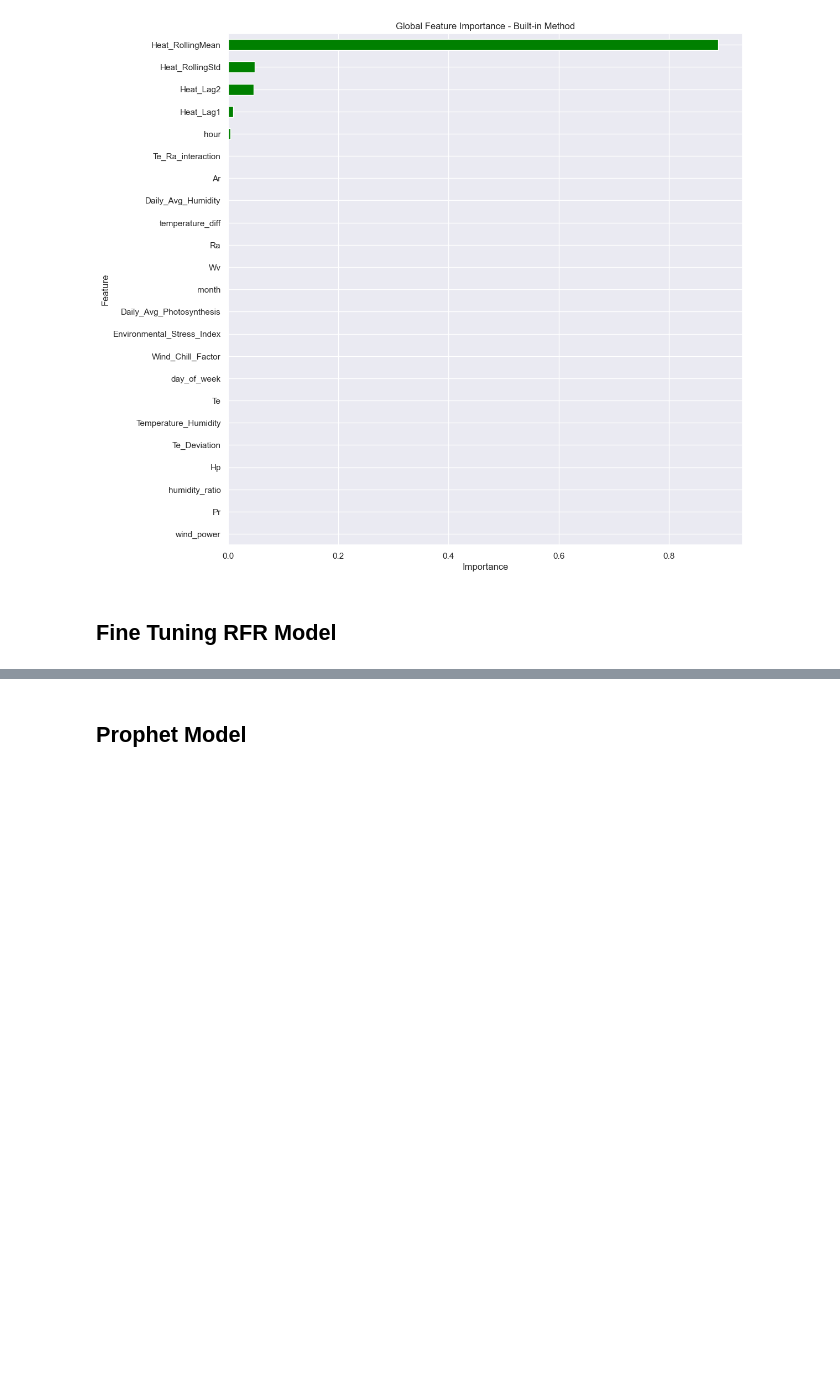
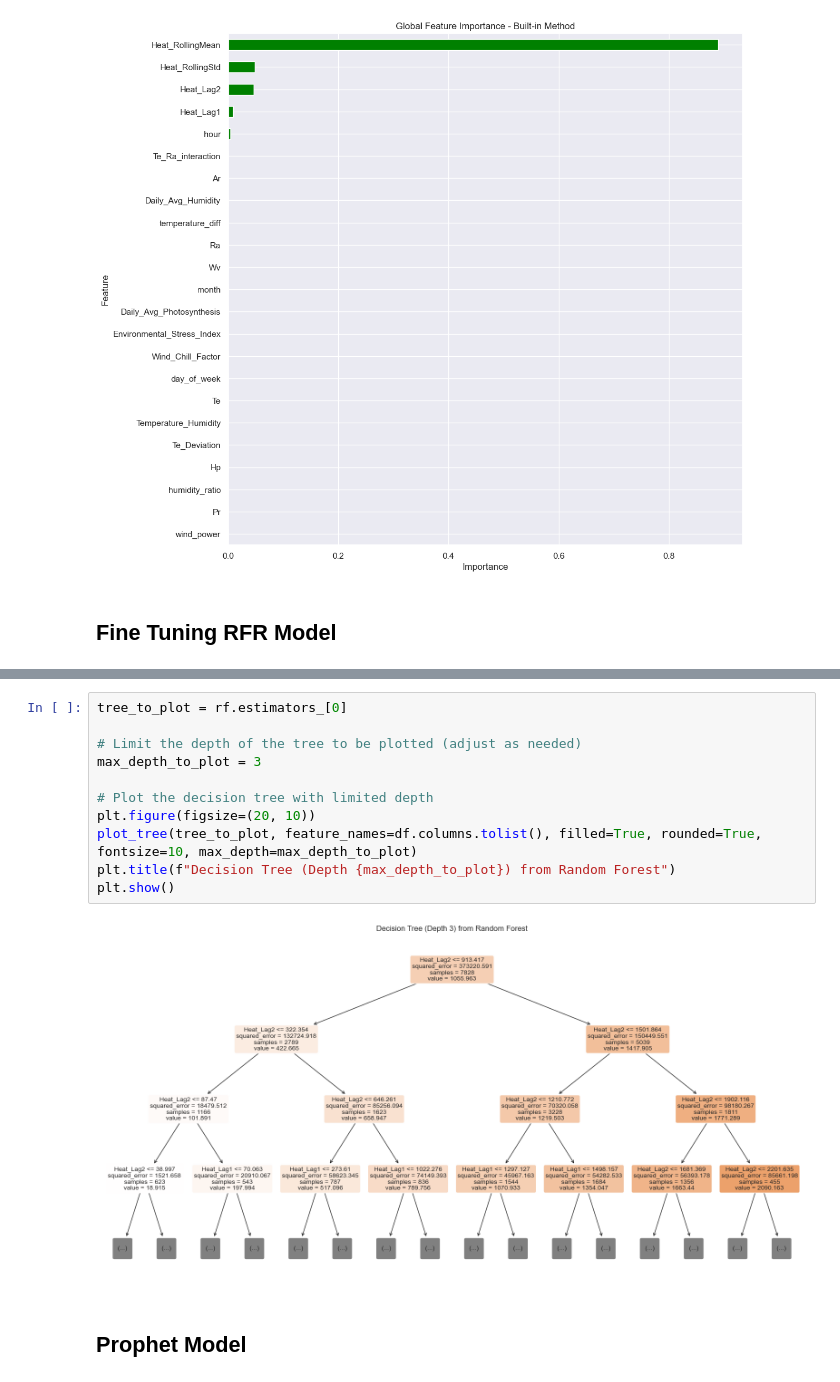
Before and after one commit to melisnv/data-science-projects, a Jupyter notebook: blue-radix-project/greenhouse-assessment.ipynb, the cells around one changed output, grey strips where cells are left out. Saved outputs shown, nothing was run; the diff lists cells and outputs as text; blank space fills up the shorter version.

```diff
--- a/blue-radix-project/greenhouse-assessment.ipynb
+++ b/blue-radix-project/greenhouse-assessment.ipynb
@@ -580,3 +581,16 @@ Timestamp
+# %%
+tree_to_plot = rf.estimators_[0]
+
+# Limit the depth of the tree to be plotted (adjust as needed)
+max_depth_to_plot = 3
+
+# Plot the decision tree with limited depth
+plt.figure(figsize=(20, 10))
+plot_tree(tree_to_plot, feature_names=df.columns.tolist(), filled=True, rounded=True, fontsize=10, max_depth=max_depth_to_plot)
+plt.title(f"Decision Tree (Depth {max_depth_to_plot}) from Random Forest")
+plt.show()
+# %% [output]
+[figure, added]
 # %% [markdown]
 ## Prophet Model
 # %%
```
Also changed, not shown: parts of 46 cells of this notebook, 1 other file.
